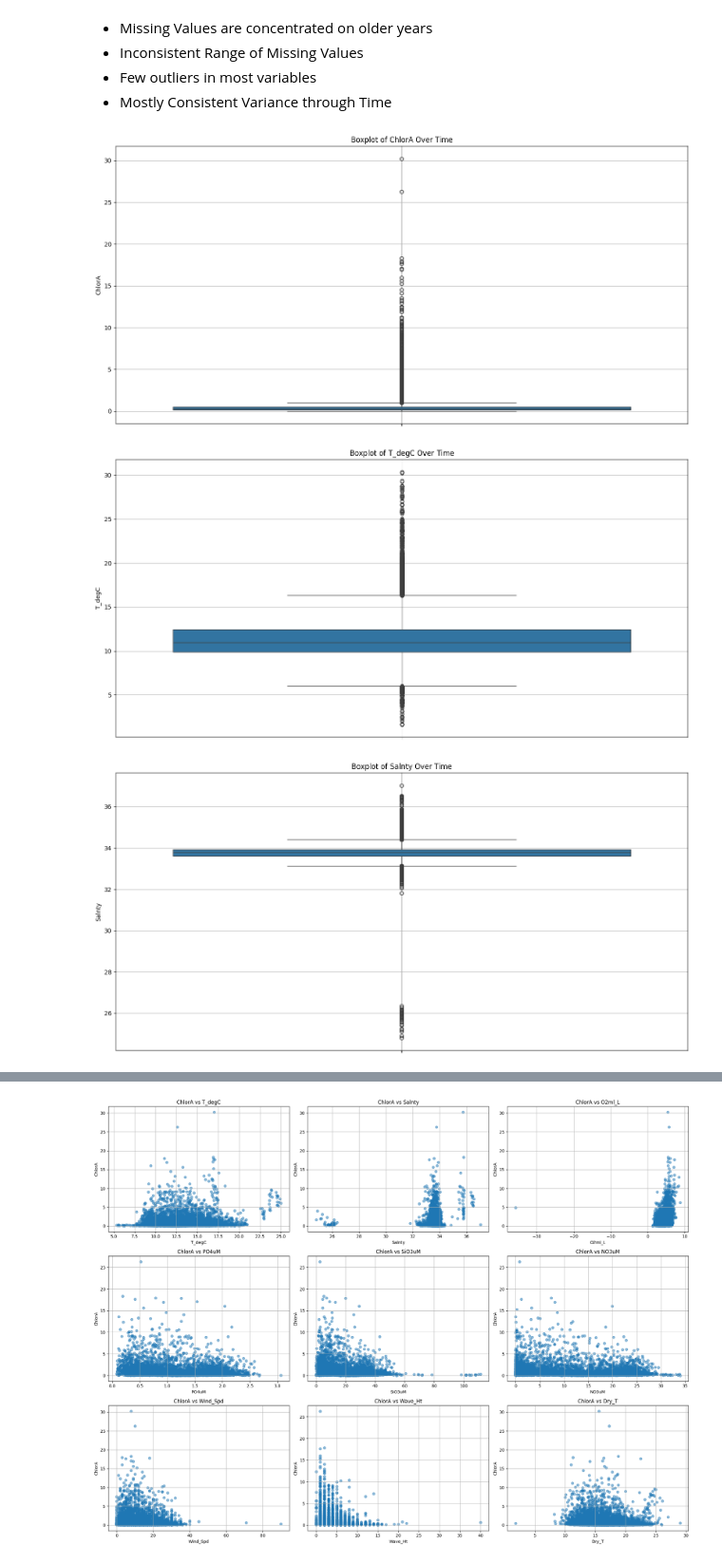
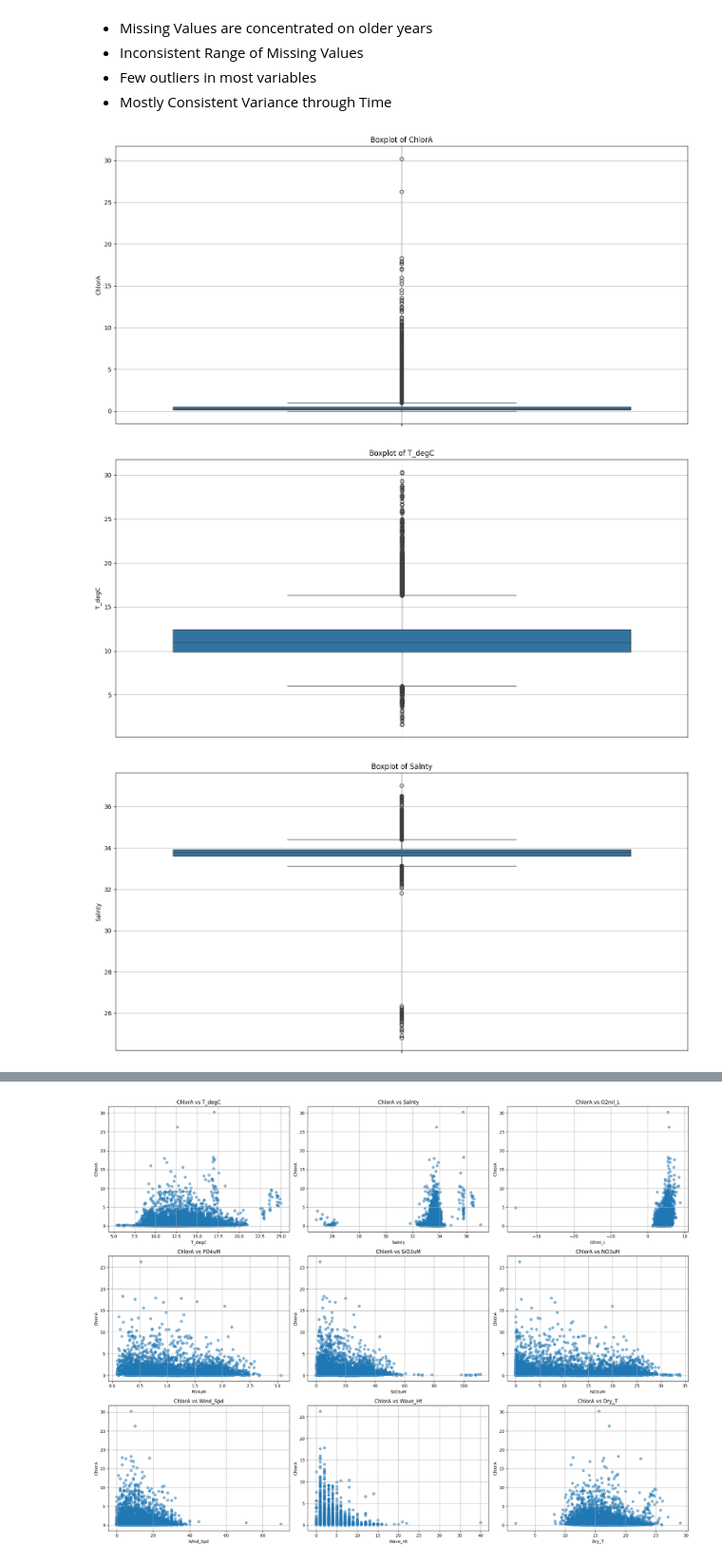
Before and after one commit to Drums180/Geoscientific_Analysis_Project, a Jupyter notebook: data_transform.ipynb, the cells around one changed output, grey strips where cells are left out. Shown at 95% size. Drawn from its saved outputs; the diff is of its cells as text; code cells hidden in the pictures.

```diff
--- a/data_transform.ipynb
+++ b/data_transform.ipynb
@@ -91,3 +91,29 @@ for var in key_variables:
 [figure]
 [figure]
 [figure]
+# %%
+import matplotlib.pyplot as plt
+
+# List of key variables to plot over time
+key_variables = ['Depthm', 'T_degC', 'O2ml_L', 'ChlorA']
+
+# Create a single time series line plot with different colors for each variable
+plt.figure(figsize=(14, 8))
+
+for var in key_variables:
+    if var in combined_data.columns:
+        plt.plot(combined_data['Date'], combined_data[var], label=var, linewidth=1.5)
+
+# Set y-axis to log scale
+plt.yscale('log')
+
+# Add a legend, titles, and labels
+plt.title('Time Series Plot of Key Variables (Log Scale)')
+plt.xlabel('Date')
+plt.ylabel('Value (Log Scale)')
+plt.legend(title='Variables', loc='best')
+plt.grid(True)
+plt.tight_layout()
+
+# Show the plot
+plt.show()
@@ -99,22 +127,22 @@ for var in key_variables:
 # %%
 # Extract the year-month for aggregation if needed
 combined_data['YearMonth'] = combined_data['Date'].dt.to_period('M')
 
 # List of key variables to plot boxplots for
 key_variables = ['ChlorA', 'T_degC', 'Salnty', 'O2ml_L', 'PO4uM', 'SiO3uM', 'NO3uM', 'Wind_Spd', 'Wave_Ht', 'Dry_T']
 
 # Create boxplots for each key variable
 for var in key_variables:
     if var in combined_data.columns:
         plt.figure(figsize=(14, 7))
         sns.boxplot(y=var, data=combined_data)
-        plt.title(f'Boxplot of {var} Over Time')
+        plt.title(f'Boxplot of {var}')
         plt.ylabel(var)
         plt.xticks(rotation=45, ha='right')
         plt.grid(True)
         plt.tight_layout()
         plt.show()
 # %% [output]
-[figure, old version]
+[figure, new version]
-[figure, old version]
+[figure, new version]
-[figure, old version]
+[figure, new version]
```
Also changed, not shown: parts of 4 cells of this notebook, 3 other files.
